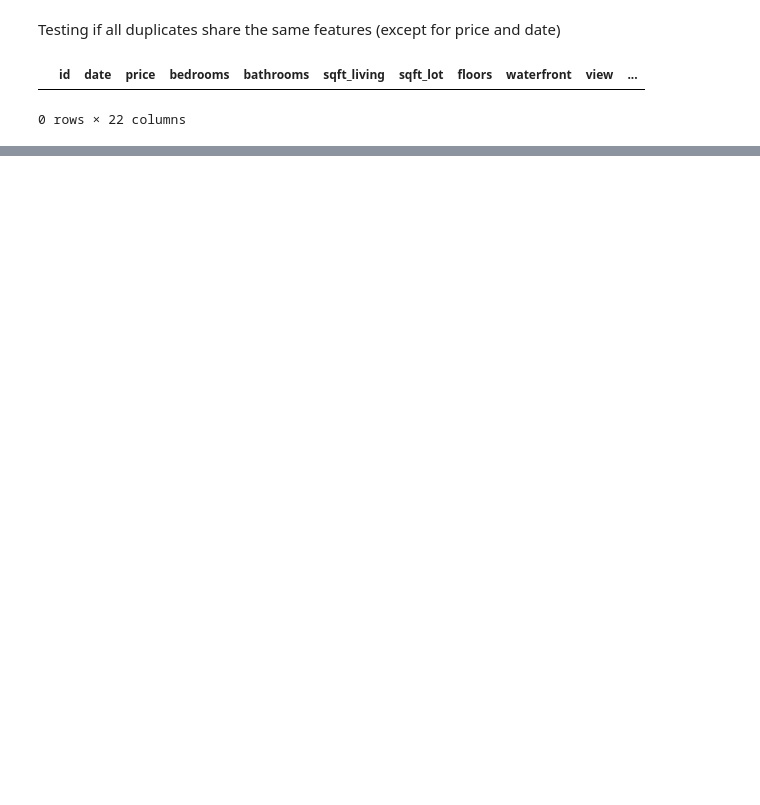
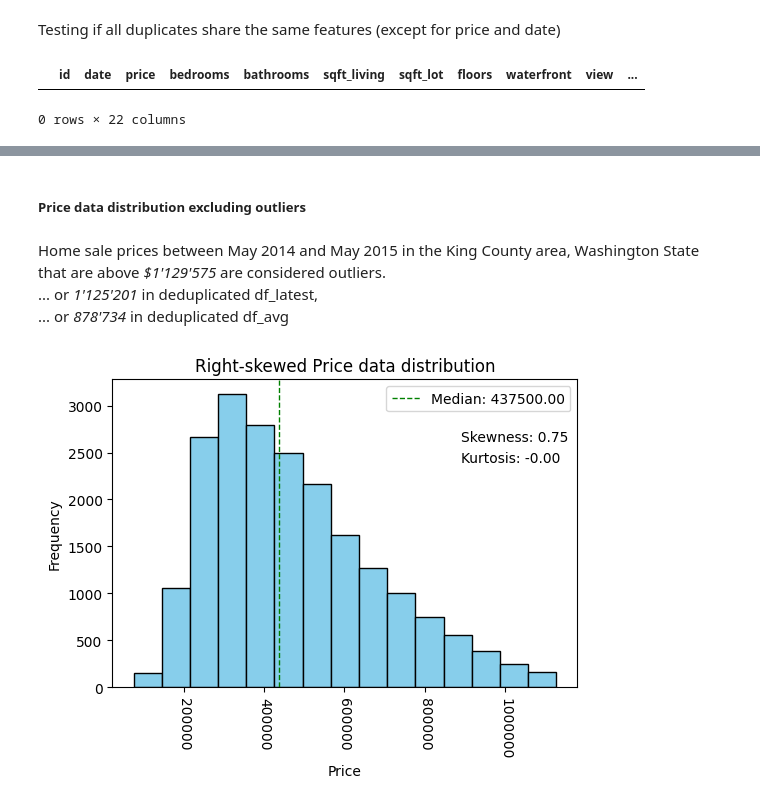
Before and after one commit to AurelPap/apartment-hunter, a Jupyter notebook: working_files_ruta/data-processing.ipynb, the cells around one changed output, grey strips where cells are left out. Cells and saved outputs as stored; diff of their text form; code cells hidden in the pictures; blank space fills up the shorter version.

```diff
--- a/working_files_ruta/data-processing.ipynb
+++ b/working_files_ruta/data-processing.ipynb
@@ -114,0 +325,11 @@ duplicates
+# %% [markdown]
+##### Price data distribution excluding outliers
+# %% [markdown]
+Home sale prices between May 2014 and May 2015 in the King County area, Washington State that are above *$1'129'575* are considered outliers.
+... or *1'125'201* in deduplicated df_latest,
+... or *878'734* in deduplicated df_avg
+# %%
+df_price_without_outliers = df[df['price'] <= upper_whisker(df['price'])]
+histogram(df_price_without_outliers['price'], 15, 'Price', 'Right-skewed', figsize=(6, 4), xticksrotation=-90, skewness=(0.75, 0.8), kurtosis=(0.75, 0.73), median=True, legend=True)
+# %% [output]
+[figure, added]
```
Also changed, not shown: parts of 69 cells of this notebook.
